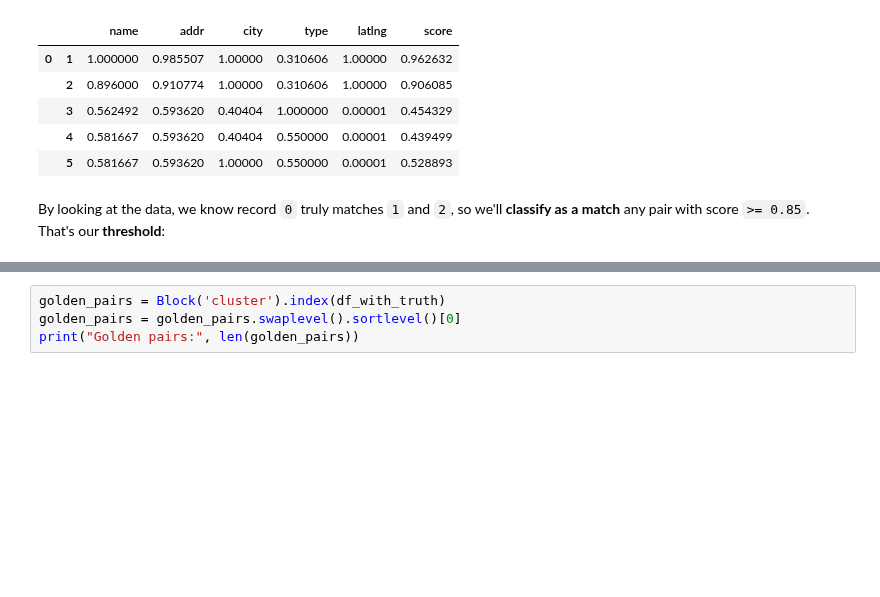
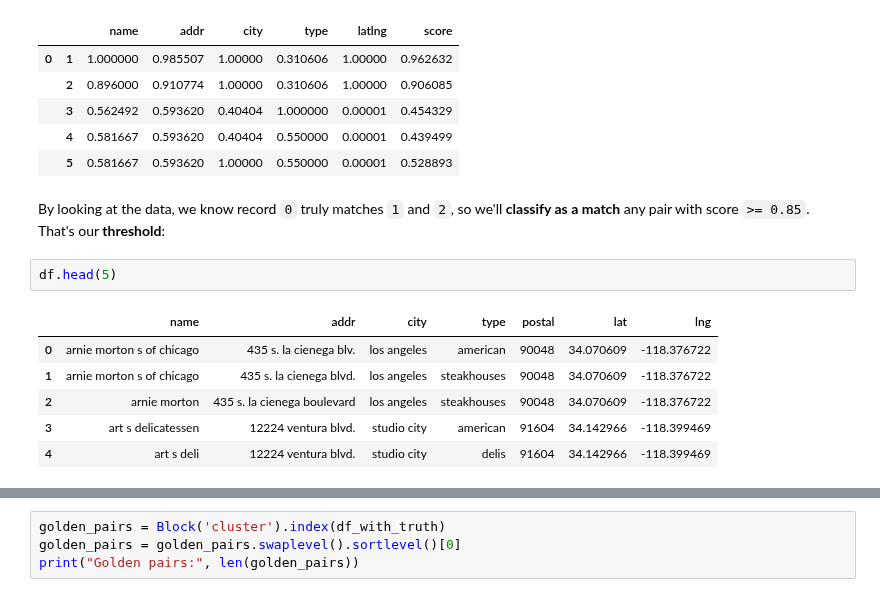
Before and after one commit to vintasoftware/deduplication-slides, a Jupyter notebook: slides-reduced.ipynb, the cells around one changed output, grey strips where cells are left out. Cells and saved outputs as stored; diff of their text form; blank space fills up the shorter version.

```diff
--- a/slides-reduced.ipynb
+++ b/slides-reduced.ipynb
@@ -658,4 +509,13 @@ scored_comparison_vectors.head(5)
 |  | 5 | 0.581667 | 0.593620 | 1.00000 | 0.550000 | 0.00001 | 0.528893 |
 # %% [markdown]
 By looking at the data, we know record `0` truly matches `1` and `2`, so we'll **classify as a match** any pair with score `>= 0.85`. That's our **threshold**:
+# %%
+df.head(5)
+# %% [output]
+|  | name | addr | city | type | postal | lat | lng |
+| 0 | arnie morton s of chicago | 435 s. la cienega blv. | los angeles | american | 90048 | 34.070609 | -118.376722 |
+| 1 | arnie morton s of chicago | 435 s. la cienega blvd. | los angeles | steakhouses | 90048 | 34.070609 | -118.376722 |
+| 2 | arnie morton | 435 s. la cienega boulevard | los angeles | steakhouses | 90048 | 34.070609 | -118.376722 |
+| 3 | art s delicatessen | 12224 ventura blvd. | studio city | american | 91604 | 34.142966 | -118.399469 |
+| 4 | art s deli | 12224 ventura blvd. | studio city | delis | 91604 | 34.142966 | -118.399469 |
 # %%
```
Also changed, not shown: parts of 47 cells of this notebook, 1 other file.
